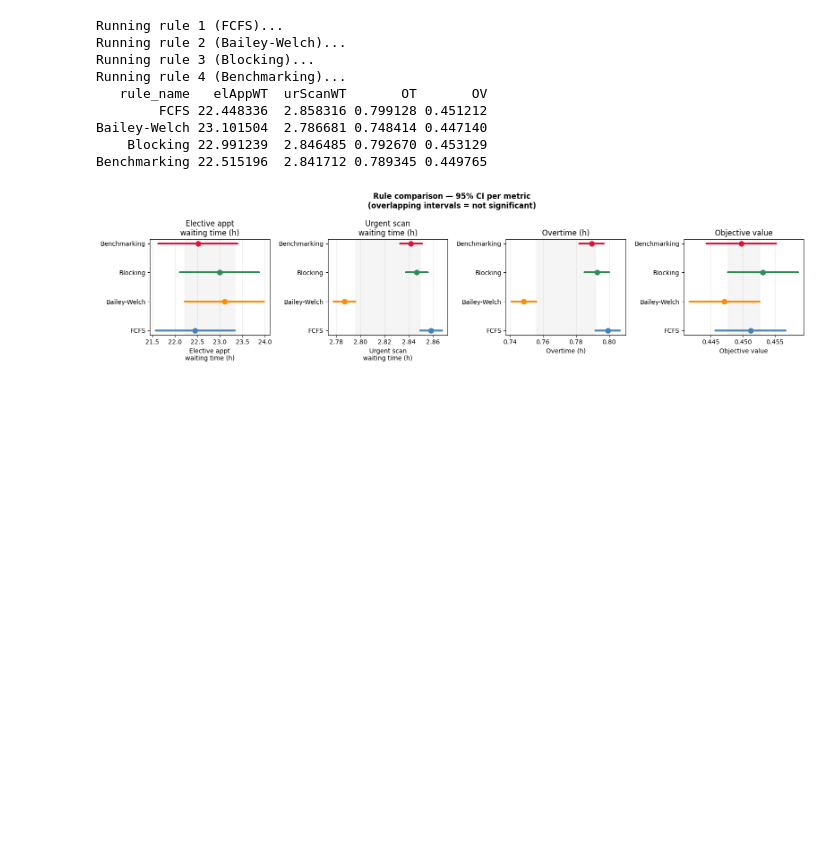
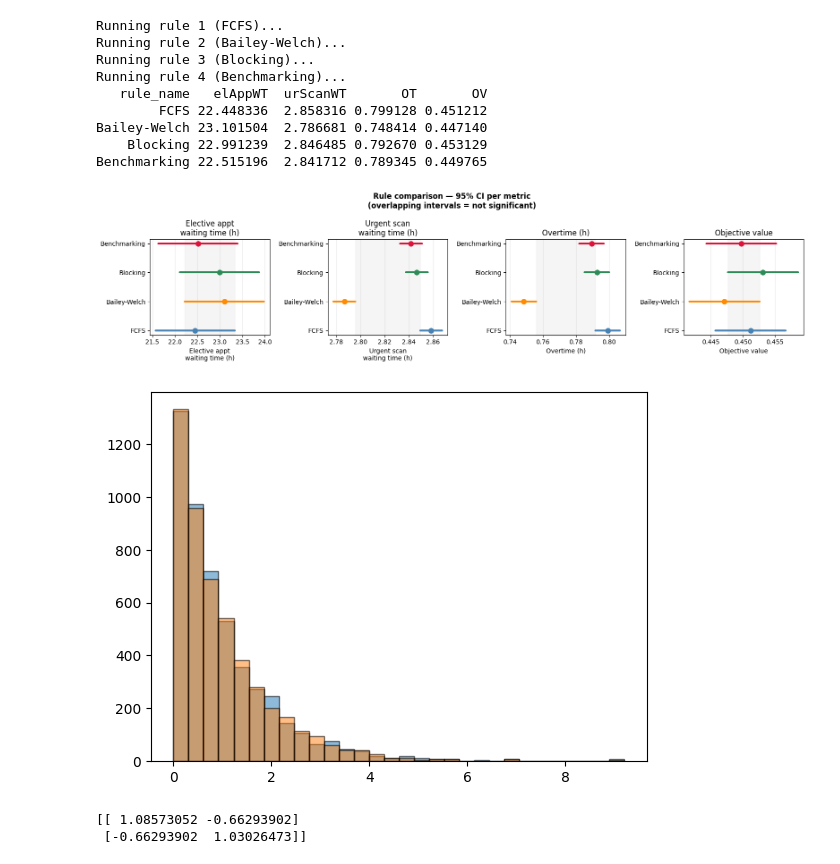
Before and after one commit to Emll3/simul_solo, a Jupyter notebook: python-code/EDA.ipynb, the cells around one changed output. Drawn from its saved outputs; the diff is of its cells as text; code cells hidden in the pictures; blank space fills up the shorter version.

Commit message:
added antith vars

```diff
--- a/python-code/EDA.ipynb
+++ b/python-code/EDA.ipynb
@@ -450,3 +450,30 @@ plt.tight_layout()
 plt.show()
 # %% [output]
 [figure]
+# %%
+import sys, random
+import matplotlib.pyplot as plt
+import numpy as np
+
+sys.path.insert(0, '.')
+
+import helper
+
+
+random.seed(0)
+vals1 = [helper.Exponential_distribution(1) for i in range(5000)]
+
+
+random.seed(0)
+helper.USE_ANTITHETIC = True
+vals2 = [helper.Exponential_distribution(1) for i in range(5000)]
+
+plt.hist(vals1, bins=30, alpha=0.5, label='standard', edgecolor='black')
+plt.hist(vals2, bins=30, alpha=0.5, label='antithetic', edgecolor='black')
+plt.show()
+
+print(np.cov(vals1, vals2))
+# %% [output]
+[figure, added]
+[[ 1.08573052 -0.66293902]
+ [-0.66293902  1.03026473]]
```
Also changed, not shown: 1 other file.
